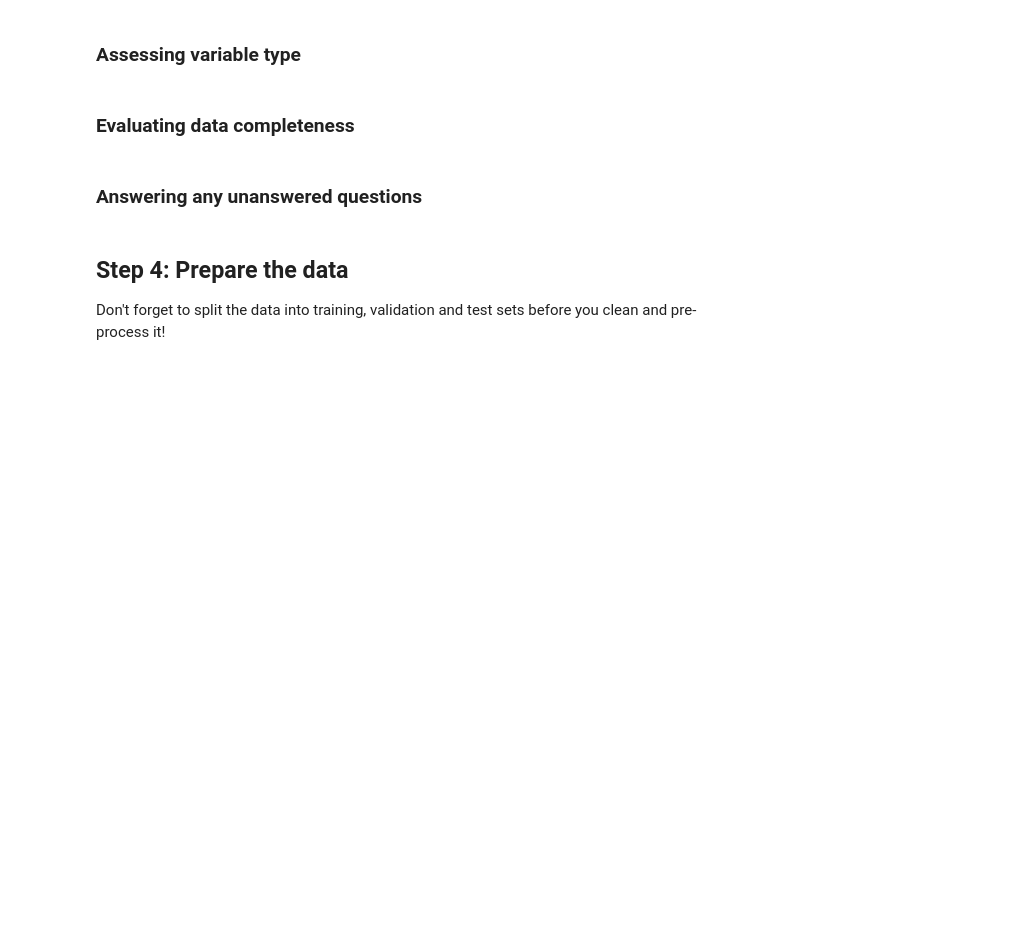
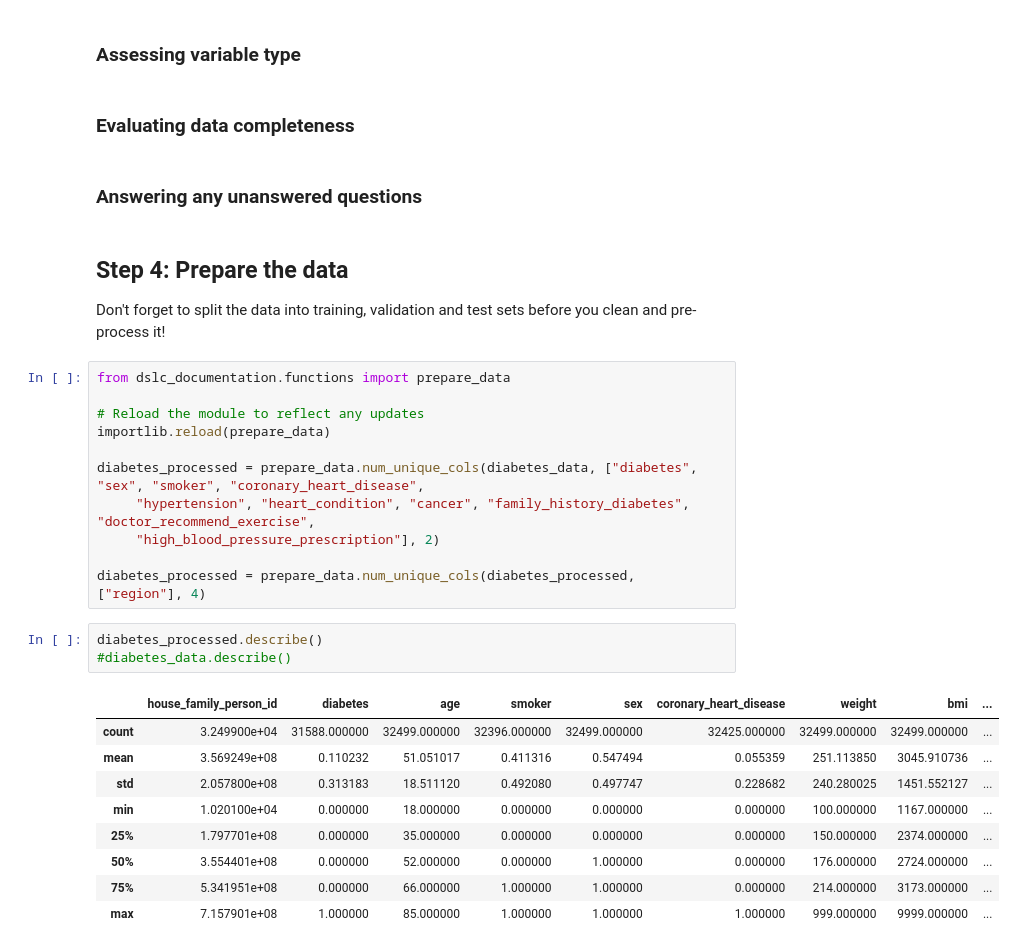
Before and after one commit to mihika-jain/diabetesAnalysis, a Jupyter notebook: dslc_documentation/01_cleaning.ipynb, the cells around one changed output. Drawn from its saved outputs; the diff is of its cells as text; blank space fills up the shorter version.

Commit message:
added data cleaning and EDA

```diff
--- a/dslc_documentation/01_cleaning.ipynb
+++ b/dslc_documentation/01_cleaning.ipynb
@@ -268,3 +267,27 @@ diabetes_data.head()
 ## Step 4: Prepare the data
 
 Don't forget to split the data into training, validation and test sets before you clean and pre-process it!
+# %%
+from dslc_documentation.functions import prepare_data
+
+# Reload the module to reflect any updates
+importlib.reload(prepare_data)
+
+diabetes_processed = prepare_data.num_unique_cols(diabetes_data, ["diabetes", "sex", "smoker", "coronary_heart_disease",
+     "hypertension", "heart_condition", "cancer", "family_history_diabetes", "doctor_recommend_exercise",
+     "high_blood_pressure_prescription"], 2)
+
+diabetes_processed = prepare_data.num_unique_cols(diabetes_processed, ["region"], 4)
+# %%
+diabetes_processed.describe()
+#diabetes_data.describe()
+# %% [output]
+|  | house_family_person_id | diabetes | age | smoker | sex | coronary_heart_disease | weight | bmi | ... |
+| count | 3.249900e+04 | 31588.000000 | 32499.000000 | 32396.000000 | 32499.000000 | 32425.000000 | 32499.000000 | 32499.000000 | ... |
+| mean | 3.569249e+08 | 0.110232 | 51.051017 | 0.411316 | 0.547494 | 0.055359 | 251.113850 | 3045.910736 | ... |
+| std | 2.057800e+08 | 0.313183 | 18.511120 | 0.492080 | 0.497747 | 0.228682 | 240.280025 | 1451.552127 | ... |
+| min | 1.020100e+04 | 0.000000 | 18.000000 | 0.000000 | 0.000000 | 0.000000 | 100.000000 | 1167.000000 | ... |
+| 25% | 1.797701e+08 | 0.000000 | 35.000000 | 0.000000 | 0.000000 | 0.000000 | 150.000000 | 2374.000000 | ... |
+| 50% | 3.554401e+08 | 0.000000 | 52.000000 | 0.000000 | 1.000000 | 0.000000 | 176.000000 | 2724.000000 | ... |
+| 75% | 5.341951e+08 | 0.000000 | 66.000000 | 1.000000 | 1.000000 | 0.000000 | 214.000000 | 3173.000000 | ... |
+| max | 7.157901e+08 | 1.000000 | 85.000000 | 1.000000 | 1.000000 | 1.000000 | 999.000000 | 9999.000000 | ... |
```
Also changed, not shown: parts of 19 cells of this notebook, 2 other files.
